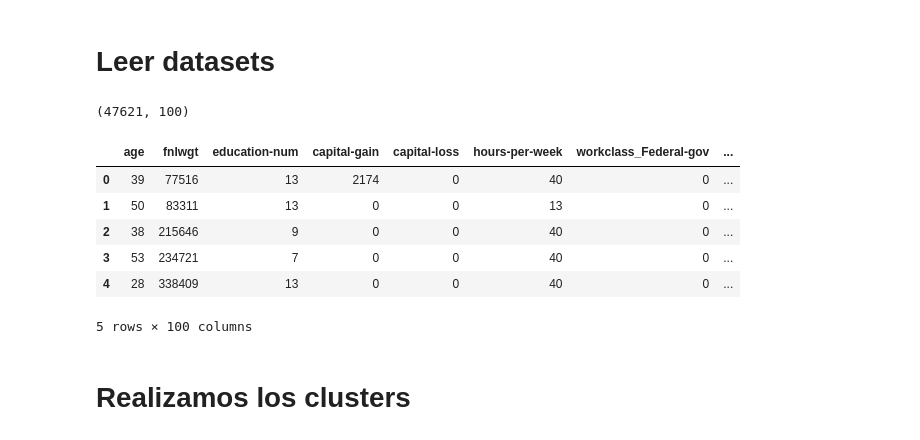
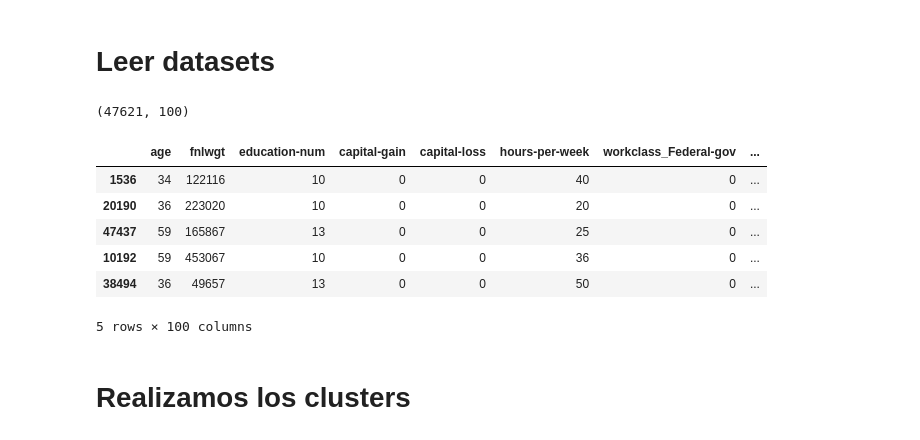
Before and after one commit to DR-Barros/Trabajo-dirigido-clustering, a Jupyter notebook: experimento/real/exp_adult.ipynb, the cells around one changed output. Saved outputs shown, nothing was run; the diff lists cells and outputs as text; code cells hidden in the pictures.

```diff
--- a/experimento/real/exp_adult.ipynb
+++ b/experimento/real/exp_adult.ipynb
@@ -3,26 +3,28 @@
 # %%
 import pandas as pd
 import numpy as np
 from ucimlrepo import fetch_ucirepo
 
 # fetch dataset
 adult = fetch_ucirepo(id=2)
 
 adult = adult.data.features
 #drop null values
 adult = adult.dropna()
 #convert categorical variables to numerical
 adult = pd.get_dummies(adult, drop_first=True, dtype=int)
 print(adult.shape)
+#tomamos una muestra de 1000 filas
+adult = adult.sample(n=1000, random_state=42)
 adult.head()
 # %% [output]
 (47621, 100)
 |  | age | fnlwgt | education-num | capital-gain | capital-loss | hours-per-week | workclass_Federal-gov | ... |
-| 0 | 39 | 77516 | 13 | 2174 | 0 | 40 | 0 | ... |
-| 1 | 50 | 83311 | 13 | 0 | 0 | 13 | 0 | ... |
-| 2 | 38 | 215646 | 9 | 0 | 0 | 40 | 0 | ... |
-| 3 | 53 | 234721 | 7 | 0 | 0 | 40 | 0 | ... |
-| 4 | 28 | 338409 | 13 | 0 | 0 | 40 | 0 | ... |
+| 1536 | 34 | 122116 | 10 | 0 | 0 | 40 | 0 | ... |
+| 20190 | 36 | 223020 | 10 | 0 | 0 | 20 | 0 | ... |
+| 47437 | 59 | 165867 | 13 | 0 | 0 | 25 | 0 | ... |
+| 10192 | 59 | 453067 | 10 | 0 | 0 | 36 | 0 | ... |
+| 38494 | 36 | 49657 | 13 | 0 | 0 | 50 | 0 | ... |
 5 rows × 100 columns
 # %% [markdown]
 # Realizamos los clusters
```
Also changed, not shown: parts of 50 cells of this notebook, 5 other files.
